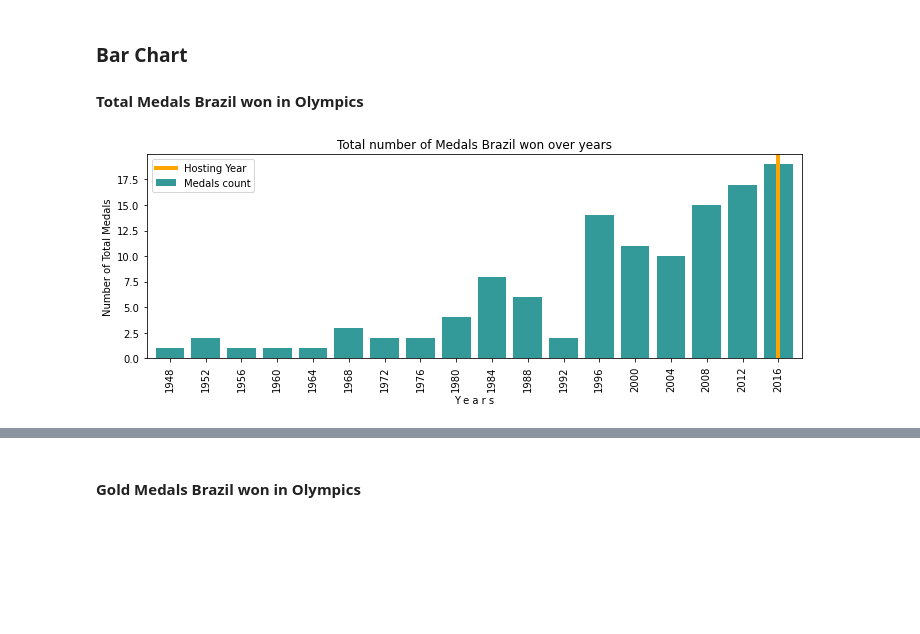
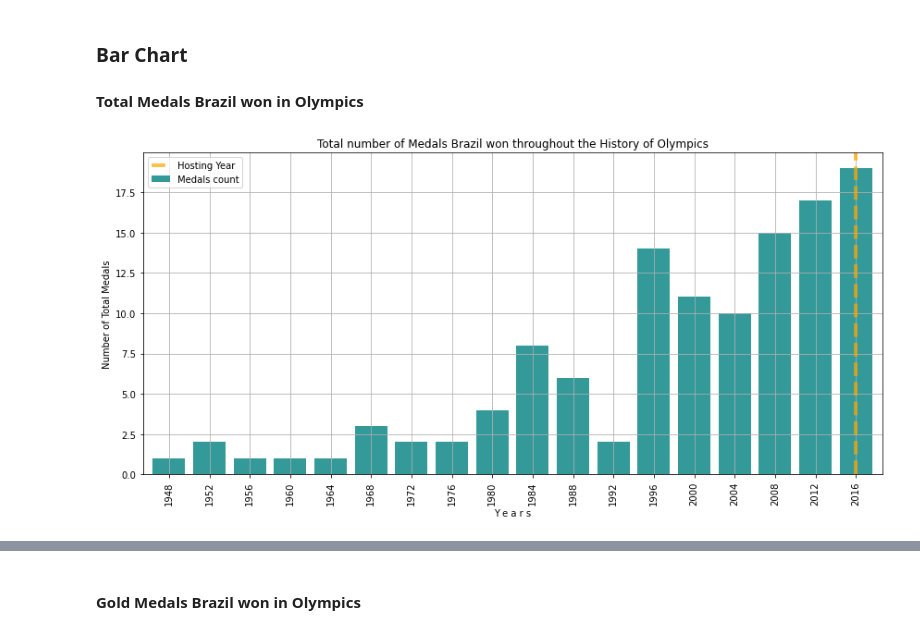
Before and after one commit to Trevor-Velez/project-1, a Jupyter notebook: GalynaM/BRA_medals.ipynb, the cells around one changed output, grey strips where cells are left out. Saved outputs shown, nothing was run; the diff lists cells and outputs as text; code cells hidden in the pictures; blank space fills up the shorter version.

```diff
--- a/GalynaM/BRA_medals.ipynb
+++ b/GalynaM/BRA_medals.ipynb
@@ -183,24 +205,24 @@ check
 # %%
 # Calculate the number of total Medals over years
 total_medals = brazil_medals.groupby("Year")["Medal"].count()
 
-# medals_plot = total_medals.plot(kind = "bar", figsize=(10,4), width = 0.8, color="teal", alpha = 0.8,
-#                              title = "Total number of Medals Brazil won over years")
-# medals_plot.set_ylabel("Number of Total Medals")
-# medals_plot.set_xlabel("Y e a r s")
-# medals_plot
+fig,ax = plt.subplots()
 
-
-fig,ax = plt.subplots()
-medals_plot = total_medals.plot(kind = "bar", figsize=(10,4), width = 0.8, color="teal", alpha = 0.8,
-                             title = "Total number of Medals Brazil won over years",
-                               ax = ax, label = "Medals count")
+medals_plot = total_medals.plot(kind = "bar", figsize=(12,6), width = 0.8, color="teal", alpha = 0.8,
+                             title = "Total number of Medals Brazil won throughout the History of Olympics",
+                                grid = True, ax = ax, label = "Medals count")
 medals_plot.set_ylabel("Number of Total Medals")
 medals_plot.set_xlabel("Y e a r s")
-# plot bars
-# df.plot.bar(figsize=(17,7),grid=True,ax=ax)
-ax.axvline(total_medals.index.searchsorted('2016'), color="orange", linestyle="-", lw=4, label="Hosting Year")
+
+ax.axvline(total_medals.index.searchsorted('2016'), color="orange", linestyle="--", lw=4,
+           alpha = .7, label="Hosting Year")
+
+# for ind in total_medals.index:
+#     ax.annotate(f"{total_medals[ind]}", xy = (ind, total_medals[ind]))
+
 plt.legend()
 plt.tight_layout()
+
+fig.savefig(f"Output/BRA_Total_medals.png")
 # %% [output]
-[figure, old version]
+[figure, new version]
```
Also changed, not shown: parts of 17 cells of this notebook, 9 other files.
